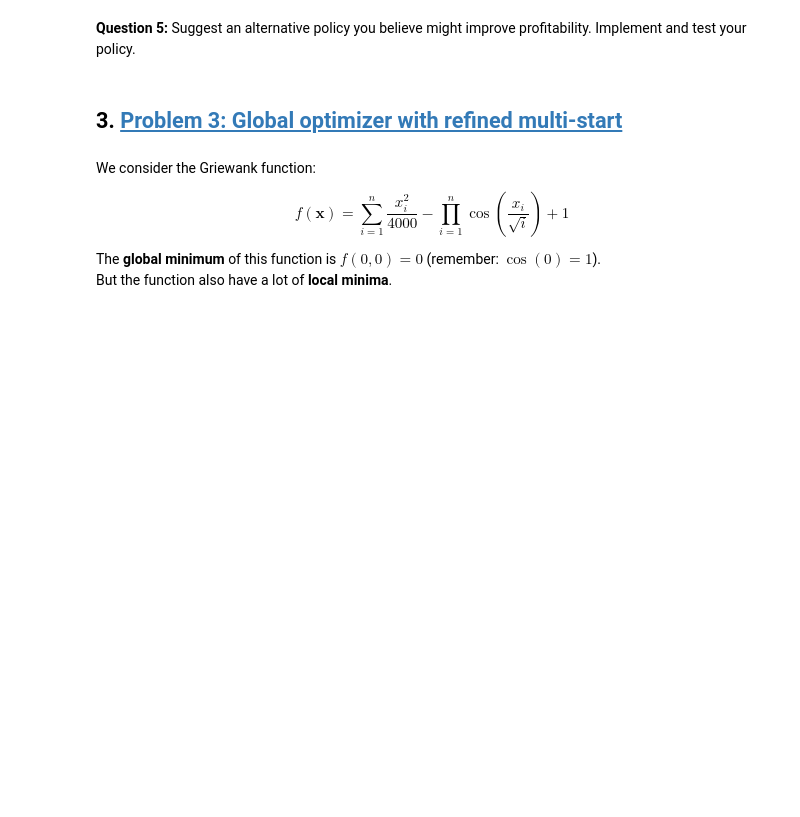
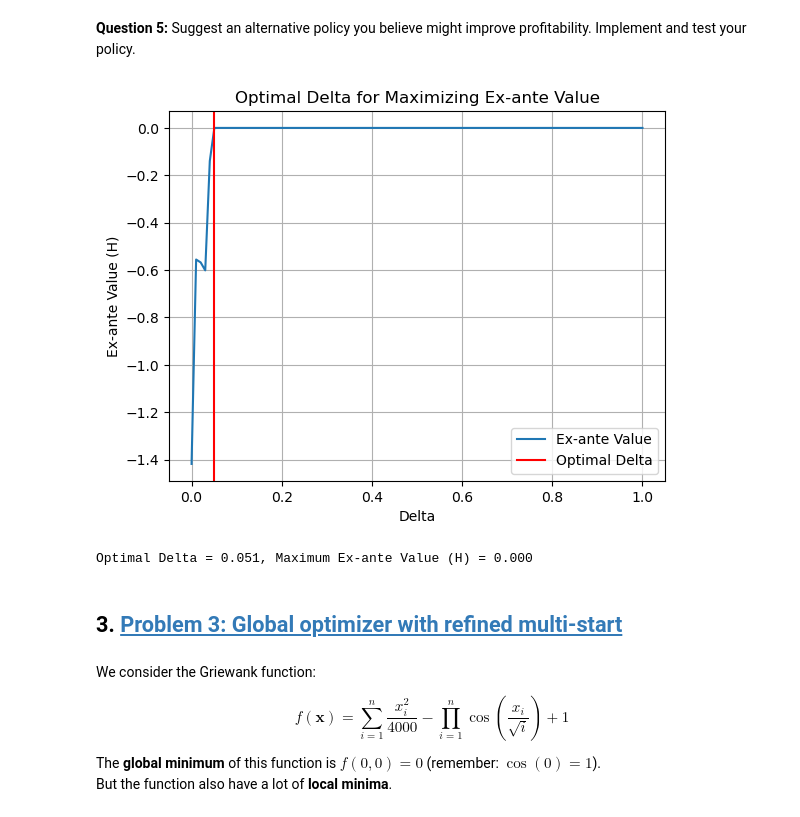
Before and after one commit to NumEconCopenhagen/projects-2023-joost-adam-og-frederik, a Jupyter notebook: examproject/Exam-2023-notebook.ipynb, the cells around one changed output. Cells and saved outputs as stored; diff of their text form; code cells hidden in the pictures; blank space fills up the shorter version.

```diff
--- a/examproject/Exam-2023-notebook.ipynb
+++ b/examproject/Exam-2023-notebook.ipynb
@@ -535,3 +547,73 @@ Optimal Delta = 0.0531, Maximum Ex-post Value (H) = 0.0000
+# %%
+# Set the baseline parameter values
+rho = 0.90
+iota = 0.01
+sigma_eps = 0.10
+R = (1 + 0.01) ** (1 / 12)
+
+# Set seed
+rng = np.random.default_rng(2023)
+
+# Define the policy function
+def policy_function(kappa_t, eta_val, w_val, delta_val, l_tm1):
+    ell_ast = ((1 - eta_val) * kappa_t / w_val) ** (1 / eta_val)
+    if np.abs(l_tm1 - ell_ast) > delta_val:
+        return ell_ast
+    else:
+        return l_tm1
+
+# Define the ex-post value function
+def ex_ante_value(kappa_values, eta_val, w_val, delta_val, rng):
+    l_tm1 = 0  # Initial labor input
+    h_values = []
+
+    for kappa_t in kappa_values:
+        eps_values = rng.normal(-0.5 * sigma_eps ** 2, sigma_eps, size=120)  # Generate shock series
+        l_values = [policy_function(kappa_t[t], eta_val, w_val, delta_val, l_tm1) for t in range(120)]  # Calculate labor input based on policy function
+        l_tm1 = l_values[-1]  # Update the previous labor input for the next iteration
+        h_t = sum(R ** -t * (kappa_t[t] * l_values[t] ** (1 - eta_val) - w_val * l_values[t] - (l_values[t] != l_tm1) * iota) for t in range(120))  # Calculate ex-ante value for each period
+        h_values.append(h_t)
+
+    return np.mean(h_values)  # Calculate the average ex-ante value
+
+# Set the number of shock series to simulate
+K = 1000
+
+# Set the value of delta
+delta_val = 0.05
+
+# Define the adaptive policy function
+def adaptive_policy(kappa_values, eta_val, w_val, rng):
+    H_values = []
+    delta_values = np.linspace(0, 1, 100) # Set the range of delta values to evaluate
+
+    for delta_val in delta_values:
+        H = ex_ante_value(kappa_values, eta_val, w_val, delta_val, rng) # Calculate the ex-ante value for each delta value
+        H_values.append(H) # Append the ex-ante value to the list
+
+    optimal_delta = delta_values[np.argmax(H_values)]
+    max_H = np.max(H_values)
+
+    # Plot the results
+    plt.plot(delta_values, H_values, label='Ex-ante Value')
+    plt.xlabel("Delta")
+    plt.ylabel("Ex-ante Value (H)")
+    plt.title("Optimal Delta for Maximizing Ex-ante Value")
+    plt.axvline(x=optimal_delta, color='r', linestyle='-', label='Optimal Delta')
+    plt.grid(True)
+    plt.legend()
+    plt.show()
+
+    print(f"Optimal Delta = {optimal_delta:.3f}, Maximum Ex-ante Value (H) = {max_H:.3f}")
+
+# Simulate K random shock series
+kappa_values = rng.normal(0, sigma_eps, size=(K, 120))
+
+# Calculate the optimal delta and maximum ex-post value
+adaptive_policy(kappa_values, eta_val, w_val, rng)
+# %% [output]
+[figure, added]
+Optimal Delta = 0.051, Maximum Ex-ante Value (H) = 0.000
 # %% [markdown]
 ## 3. <a id='toc3_'></a>[Problem 3: Global optimizer with refined multi-start](#toc0_)
 # %% [markdown]
```
Also changed, not shown: parts of 5 cells of this notebook.
